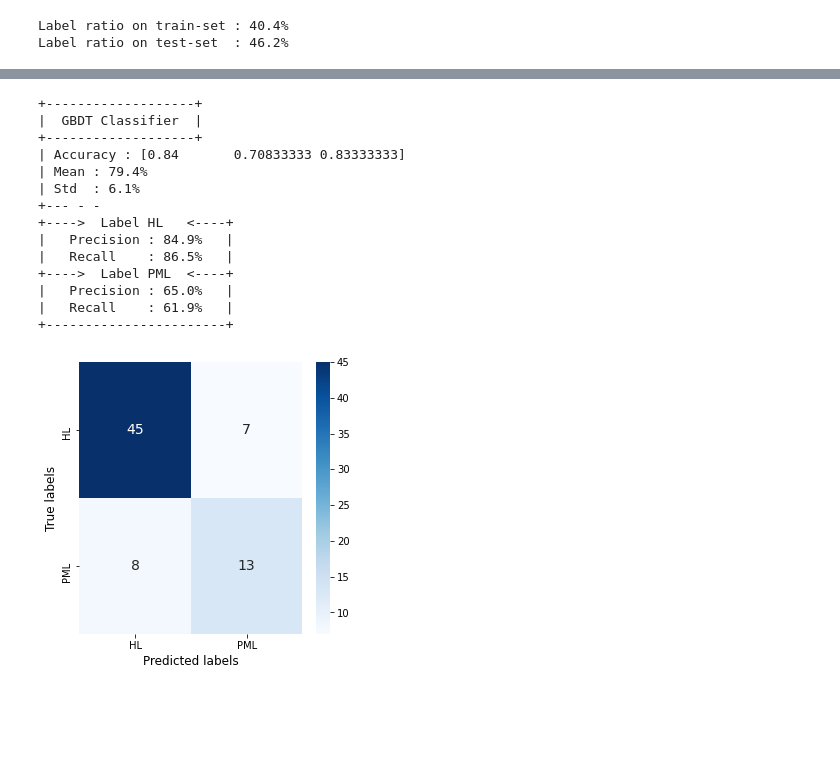
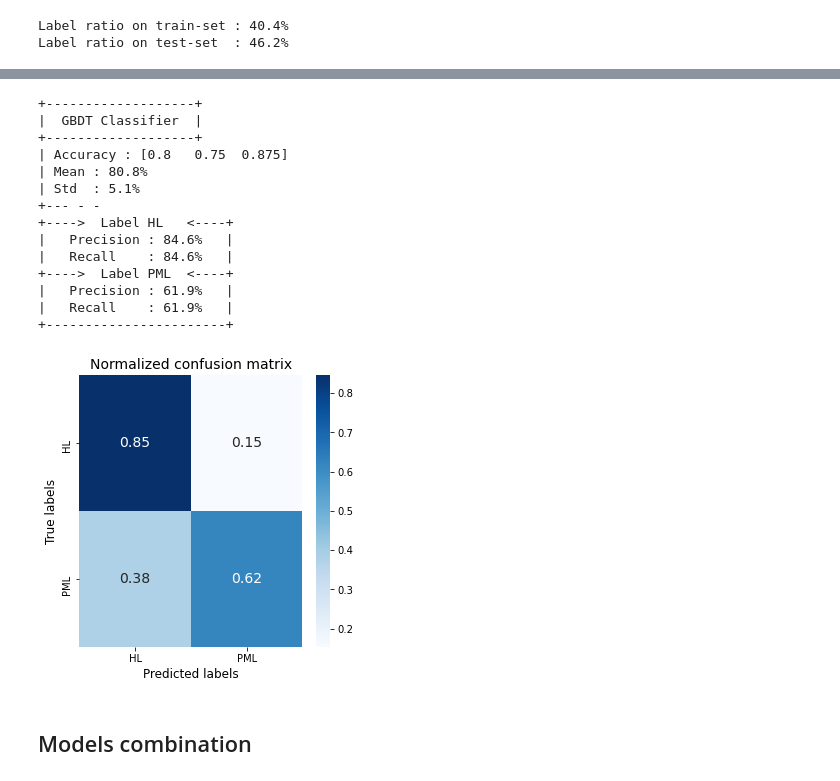
Before and after one commit to harel-coffee/mediastinal-lymphoma-classification-auto, a Jupyter notebook: binary_classification.ipynb, the cells around one changed output, grey strips where cells are left out. Cells and saved outputs as stored; diff of their text form; code cells hidden in the pictures; blank space fills up the shorter version.

```diff
--- a/binary_classification.ipynb
+++ b/binary_classification.ipynb
@@ -230,13 +400,14 @@ clf_forest = RandomForestClassifier (
                                       max_features = "sqrt" ,
                                       max_leaf_nodes = 10 ,
                                       max_depth = 5 ,
+                                      class_weight = "balanced" ,
                                     )
 
-scores = cross_val_score ( clf_forest, X_train, y_train, scoring = "accuracy", cv = 3 )
-y_train_pred = cross_val_predict ( clf_forest, X_train, y_train, cv = 3 )
+scores = cross_val_score ( clf_forest, X_train_hrf, y_train, scoring = "accuracy", cv = 3 )
+y_train_pred = cross_val_predict ( clf_forest, X_train_hrf, y_train, cv = 3 )
 
 display_score ( model_name = "Random Forest Classifier", scores = scores )
-_ = precision_recall_scores ( y_train, y_train_pred, verbose = True, labels = ["HL", "PML"], show_conf_matrix = True )
+_ = precision_recall_scores ( y_train, y_train_pred, verbose = True, labels = ["HL", "PML"], show_conf_matrix = True, normalization = True )
 # %% [output]
 +----------------------------+
 |  Random Forest Classifier  |
@@ -262,6 +433,7 @@ def obj_forest (trial):
   max_feats = trial . suggest_categorical ( "max_feats", ["sqrt", "log2", None] )
   max_leaf  = trial . suggest_int ( "max_leaf" , 2, 20 )
   max_depth = trial . suggest_int ( "max_depth", 1, 10 )
+  c_weights = trial . suggest_categorical ( "c_weights", ["balanced", "balanced_subsample", None] )
 
   model = RandomForestClassifier (
                                    n_estimators = n_estims ,
@@ -269,9 +441,10 @@ def obj_forest (trial):
                                    max_features = max_feats  ,
                                    max_leaf_nodes = max_leaf ,
                                    max_depth = max_depth ,
+                                   class_weight = c_weights ,
                                  )
 
-  y_pred  = cross_val_predict ( model, X_train, y_train, cv = 3 )
+  y_pred  = cross_val_predict ( model, X_train_hrf, y_train, cv = 3 )
   precision, recall = precision_recall_scores ( y_train, y_pred )
 
   weights = np.array ( [ 1 - ratio_train, ratio_train ] )
@@ -340,15 +514,16 @@ clf_gbdt = GradientBoostingClassifier (
                                         learning_rate = 0.3 ,
                                         n_estimators  = 100 ,
                                         criterion = "friedman_mse" ,
+                                        max_features  = None ,
                                         max_leaf_nodes = 10 ,
                                         max_depth = 5       ,
                                       )
 
-scores = cross_val_score ( clf_gbdt, X_train, y_train, scoring = "accuracy", cv = 3 )
+scores = cross_val_score ( clf_gbdt, X_train_hrf, y_train, scoring = "accuracy", cv = 3 )
 y_train_pred = cross_val_predict ( clf_gbdt, X_train, y_train, cv = 3 )
 
 display_score ( model_name = "GBDT Classifier", scores = scores )
-_ = precision_recall_scores ( y_train, y_train_pred, verbose = True, labels = ["HL", "PML"], show_conf_matrix = True )
+_ = precision_recall_scores ( y_train, y_train_pred, verbose = True, labels = ["HL", "PML"], show_conf_matrix = True, normalization = True )
 # %% [output]
 +-------------------+
 |  GBDT Classifier  |
@@ -373,6 +548,7 @@ def obj_gbdt (trial):
   lr   = trial . suggest_float ( "lr", 0.05, 0.95, log = True )
   n_estims  = trial . suggest_int ( "n_estims", 50, 500, log = True )
   criterion = trial . suggest_categorical ( "criterion", ["friedman_mse", "mse"] )
+  max_feats = trial . suggest_categorical ( "max_feats", ["sqrt", "log2", None] )
   max_leaf  = trial . suggest_int ( "max_leaf" , 2, 20 )
   max_depth = trial . suggest_int ( "max_depth", 1, 10 )
 
@@ -381,12 +557,12 @@ def obj_gbdt (trial):
                                        learning_rate =  lr ,
                                        n_estimators  =  n_estims ,
                                        criterion  =  criterion   ,
+                                       max_features  = max_feats ,
                                        max_leaf_nodes = max_leaf ,
                                        max_depth = max_depth ,
                                      )
 
-  #scores = cross_val_score ( model, X_train, y_train, scoring = "accuracy", cv = 3 )
-  y_pred  = cross_val_predict ( model, X_train, y_train, cv = 3 )
+  y_pred  = cross_val_predict ( model, X_train_hrf, y_train, cv = 3 )
   precision, recall = precision_recall_scores ( y_train, y_pred )
 
   weights = np.array ( [ 1 - ratio_train, ratio_train ] )
@@ -416,33 +592,36 @@ df . sort_values ( by = "value", ascending = False ) . head()
 # %%
 best_params = study_gbdt . best_params
 
 clf_gbdt = GradientBoostingClassifier (
                                         loss = best_params["loss"] ,
                                         learning_rate = best_params["lr"] ,
                                         n_estimators  = best_params["n_estims"]  ,
                                         criterion  =  best_params["criterion"]   ,
+                                        max_features  = best_params["max_feats"] ,
                                         max_leaf_nodes = best_params["max_leaf"] ,
                                         max_depth = best_params["max_depth"] ,
                                       )
 
-scores = cross_val_score ( clf_gbdt, X_train, y_train, scoring = "accuracy", cv = 3 )
+scores = cross_val_score ( clf_gbdt, X_train_hrf, y_train, scoring = "accuracy", cv = 3 )
 y_train_pred = cross_val_predict ( clf_gbdt, X_train, y_train, cv = 3 )
 
 display_score ( model_name = "GBDT Classifier", scores = scores )
-_ = precision_recall_scores ( y_train, y_train_pred, verbose = True, labels = ["HL", "PML"], show_conf_matrix = True )
+_ = precision_recall_scores ( y_train, y_train_pred, verbose = True, labels = ["HL", "PML"], show_conf_matrix = True, normalization = True )
 # %% [output]
 +-------------------+
 |  GBDT Classifier  |
 +-------------------+
-| Accuracy : [0.84       0.70833333 0.83333333]
-| Mean : 79.4%
-| Std  : 6.1%
+| Accuracy : [0.8   0.75  0.875]
+| Mean : 80.8%
+| Std  : 5.1%
 +--- - -
 +---->  Label HL   <----+
-|   Precision : 84.9%   |
-|   Recall    : 86.5%   |
+|   Precision : 84.6%   |
+|   Recall    : 84.6%   |
 +---->  Label PML  <----+
-|   Precision : 65.0%   |
+|   Precision : 61.9%   |
 |   Recall    : 61.9%   |
 +-----------------------+
-[figure, old version]
+[figure, new version]
+# %% [markdown]
+## Models combination
```
Also changed, not shown: parts of 32 cells of this notebook.
